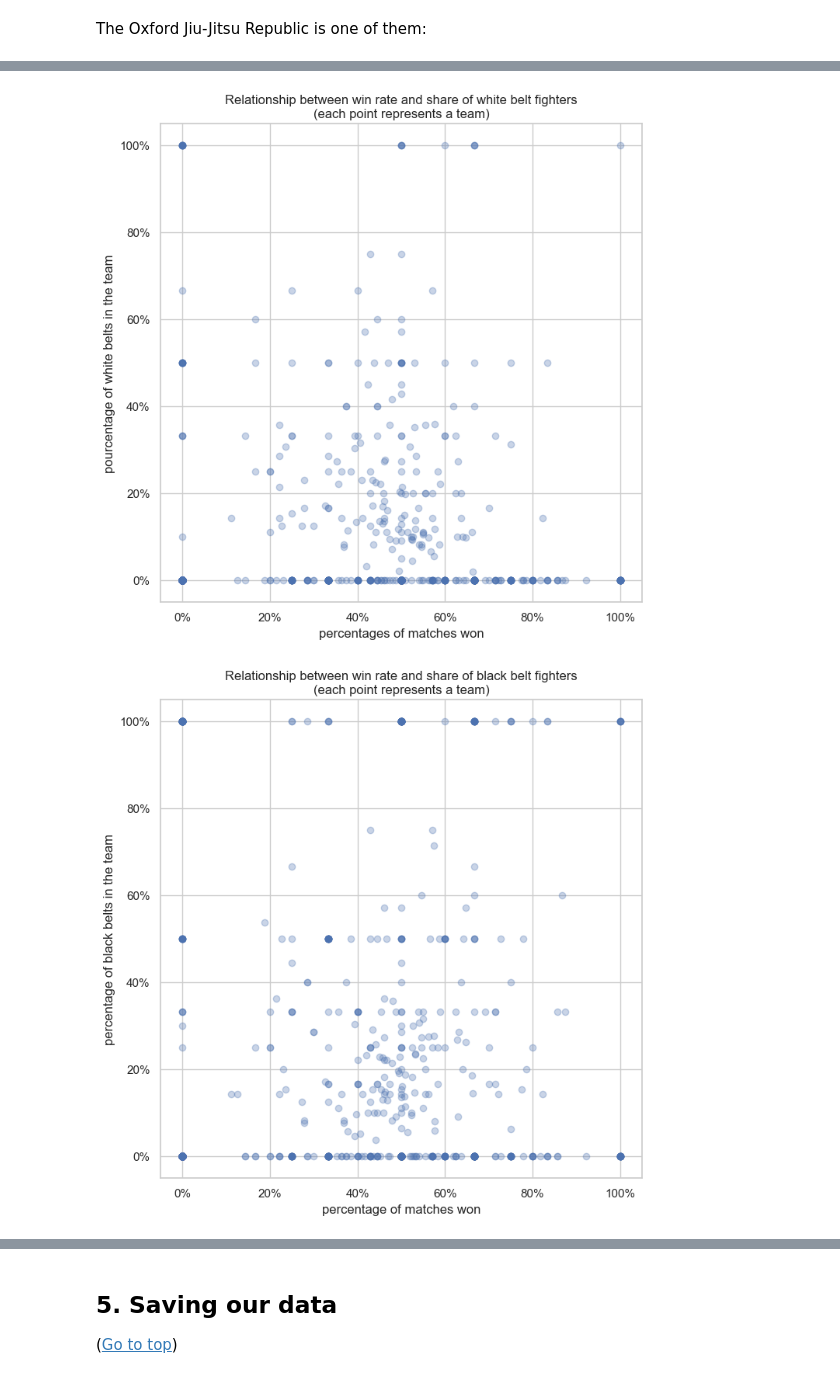
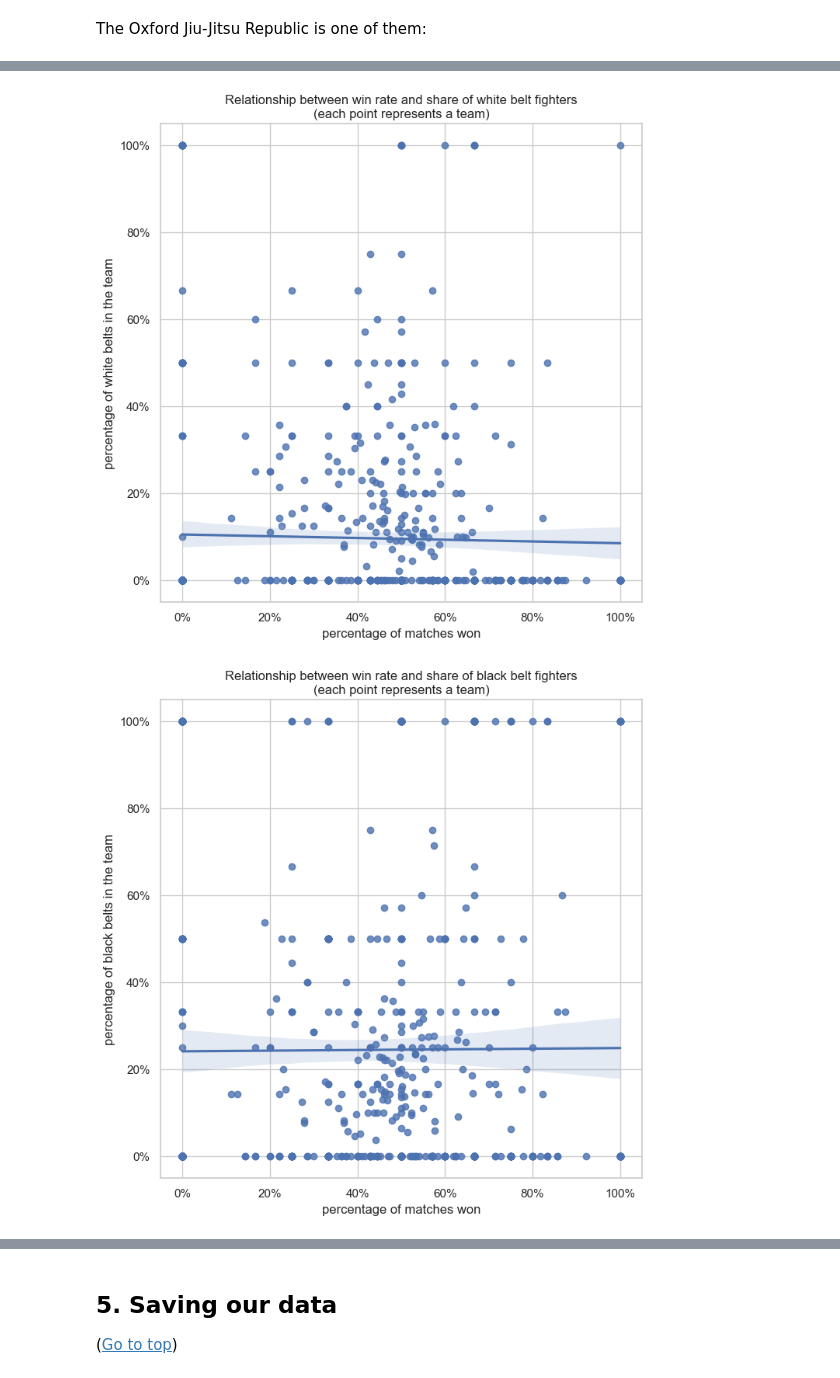
Before and after one commit to peanutbatard/scraping, a Jupyter notebook: IBJJF European Championship - scraping + basic analysis.ipynb, the cells around one changed output, grey strips where cells are left out. Saved outputs shown, nothing was run; the diff lists cells and outputs as text; code cells hidden in the pictures.

```diff
--- a/IBJJF European Championship - scraping + basic analysis.ipynb
+++ b/IBJJF European Championship - scraping + basic analysis.ipynb
@@ -1630,6 +1629,7 @@ df_teams['female_count'] = np.where(df_teams['gender'] == 'female', df_teams['fi
 df_teams['male_count'] = np.where(df_teams['gender'] == 'male', df_teams['fighter_count'], 0)
 df_teams['whitebelt_count'] = np.where(df_teams['belt'] == 'white', df_teams['fighter_count'], 0)
 df_teams['blackbelt_count'] = np.where(df_teams['belt'] == 'black', df_teams['fighter_count'], 0)
+df_teams['whitebelt_wins'] = np.where(df_teams['belt'] == 'white', df_teams['won'], 0)
 
 # Final aggregation
 df_teams = (df_teams
@@ -1641,6 +1641,7 @@ df_teams = (df_teams
                   , 'male_count': 'sum'
                   , 'whitebelt_count': 'sum'
                   , 'blackbelt_count': 'sum'
+                  , 'whitebelt_wins': 'sum'
                   , 'gold_count': 'sum'
                   , 'silver_count': 'sum'
                   , 'bronze_count': 'sum'}))
@@ -1655,6 +1656,7 @@ df_teams['gold_pct'] = 100 * df_teams['gold_count'] / df_teams['fighter_count']
 df_teams['female_pct'] = 100 * df_teams['female_count'] / df_teams['fighter_count']
 df_teams['whitebelt_pct'] = 100 * df_teams['whitebelt_count'] / df_teams['fighter_count']
 df_teams['blackbelt_pct'] = 100 * df_teams['blackbelt_count'] / df_teams['fighter_count']
+df_teams['wins_per_whitebelt'] = df_teams['whitebelt_wins'] / df_teams['whitebelt_count']
 
 # Exclude rare cases where there are no actual matches or more gold than matches due to bye (1 case)
 df_teams = df_teams[df_teams['match_count'] > 0]
@@ -1978,21 +1993,21 @@ plt.show()
 # %%
 fig, ax = plt.subplots(figsize = (8, 8))
-ax.scatter(df_teams['win_pct'], df_teams['whitebelt_pct'], alpha = 0.3)
+ax = sns.regplot(data = df_teams, x = 'win_pct', y = 'whitebelt_pct')
 ax.set(xlabel = 'percentage of matches won'
        , ylabel = 'percentage of white belts in the team'
        , title = 'Relationship between win rate and share of white belt fighters\n(each point represents a team)')
 
 fmt = '%.0f%%'
 xticks = mtick.FormatStrFormatter(fmt)
 ax.xaxis.set_major_formatter(xticks)
 ax.yaxis.set_major_formatter(xticks)
 
 plt.show()
 # %% [output]
-[figure, old version]
+[figure, new version]
 # %%
 fig, ax = plt.subplots(figsize = (8, 8))
-ax.scatter(df_teams['win_pct'], df_teams['blackbelt_pct'], alpha = 0.3)
+ax = sns.regplot(data = df_teams, x = 'win_pct', y = 'blackbelt_pct')
 ax.set(xlabel = 'percentage of matches won'
        , ylabel = 'percentage of black belts in the team'
        , title = 'Relationship between win rate and share of black belt fighters\n(each point represents a team)')
@@ -2004,4 +2019,4 @@ ax.yaxis.set_major_formatter(xticks)
 
 plt.show()
 # %% [output]
-[figure, old version]
+[figure, new version]
```
Also changed, not shown: parts of 18 cells of this notebook.
